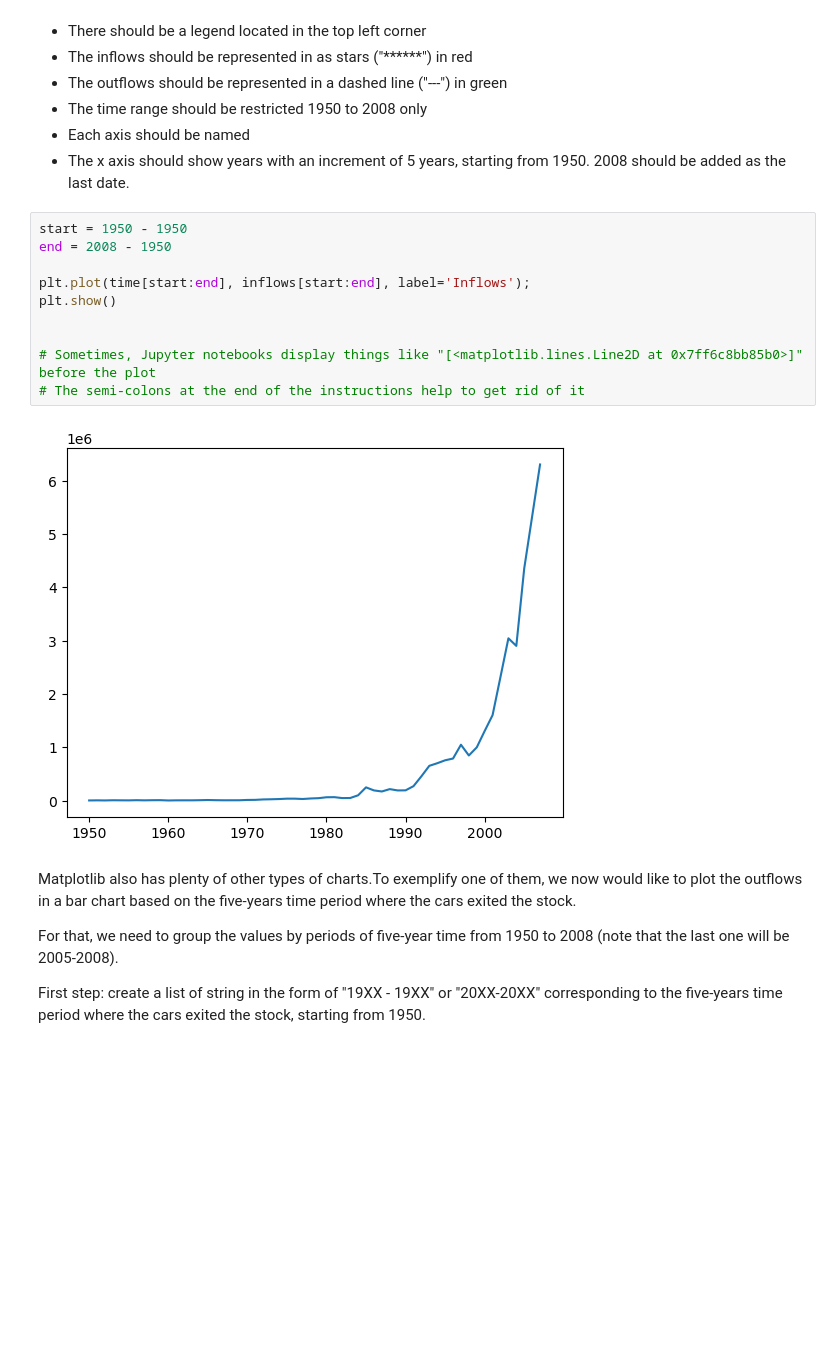
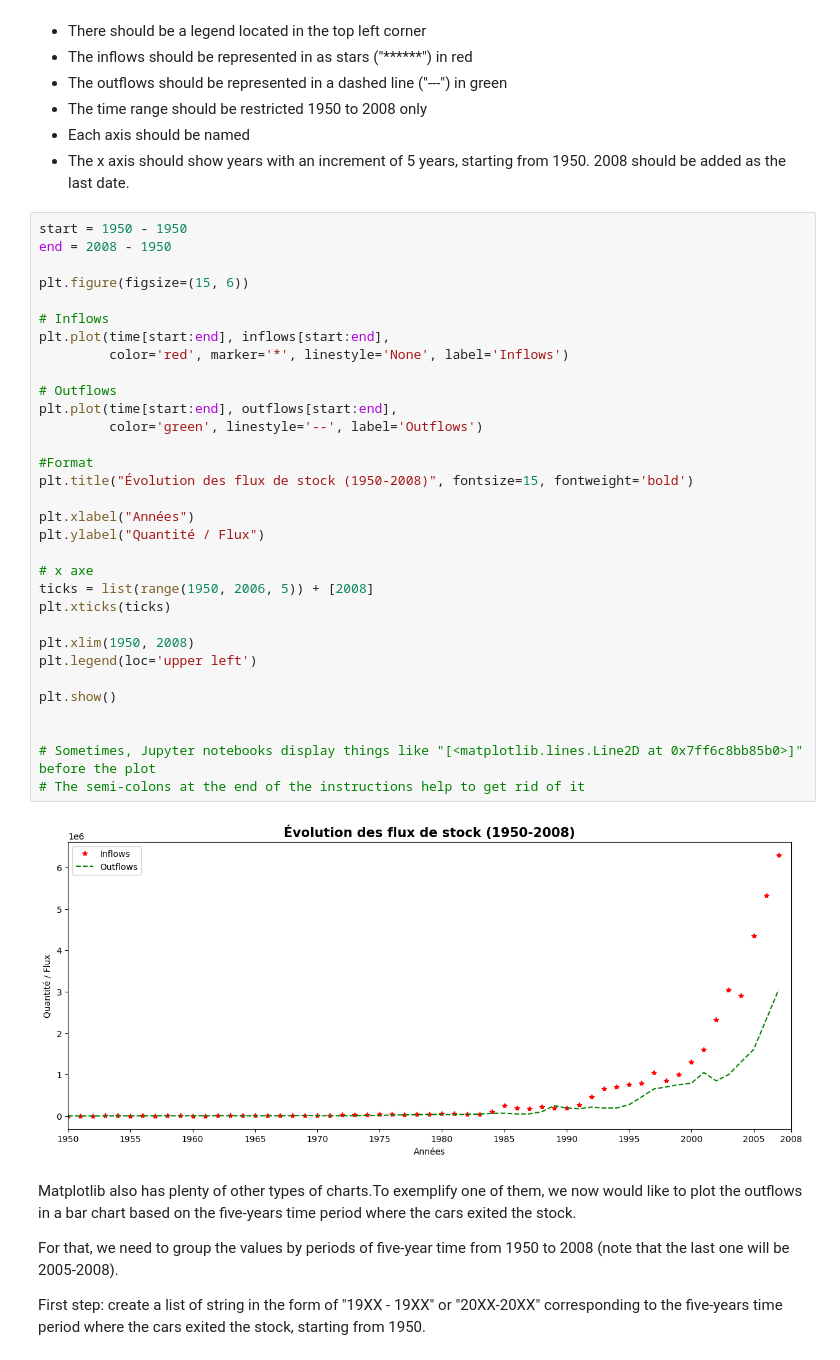
Before and after one commit to juliettegau/TEP4290-juliette, a Jupyter notebook: Warm_up_10_Visualization.ipynb, the cells around one changed output. Saved outputs shown, nothing was run; the diff lists cells and outputs as text; blank space fills up the shorter version.

```diff
--- a/Warm_up_10_Visualization.ipynb
+++ b/Warm_up_10_Visualization.ipynb
@@ -109,15 +109,37 @@ Based on these vectors, plot on a same graph the inflows and the outflows as a v
 # %%
 start = 1950 - 1950
 end = 2008 - 1950
 
-plt.plot(time[start:end], inflows[start:end], label='Inflows');
+plt.figure(figsize=(15, 6))
+
+# Inflows
+plt.plot(time[start:end], inflows[start:end],
+         color='red', marker='*', linestyle='None', label='Inflows')
+
+# Outflows
+plt.plot(time[start:end], outflows[start:end],
+         color='green', linestyle='--', label='Outflows')
+
+#Format
+plt.title("Évolution des flux de stock (1950-2008)", fontsize=15, fontweight='bold')
+
+plt.xlabel("Années")
+plt.ylabel("Quantité / Flux")
+
+# x axe
+ticks = list(range(1950, 2006, 5)) + [2008]
+plt.xticks(ticks)
+
+plt.xlim(1950, 2008)
+plt.legend(loc='upper left')
+
 plt.show()
 
 
 # Sometimes, Jupyter notebooks display things like "[<matplotlib.lines.Line2D at 0x7ff6c8bb85b0>]" before the plot
 # The semi-colons at the end of the instructions help to get rid of it
 # %% [output]
-[figure, old version]
+[figure, new version]
 # %% [markdown]
 Matplotlib also has plenty of other types of charts.To exemplify one of them, we now would like to plot the outflows in a bar chart based on the five-years time period where the cars exited the stock.
 
```
Also changed, not shown: 1 other file.
